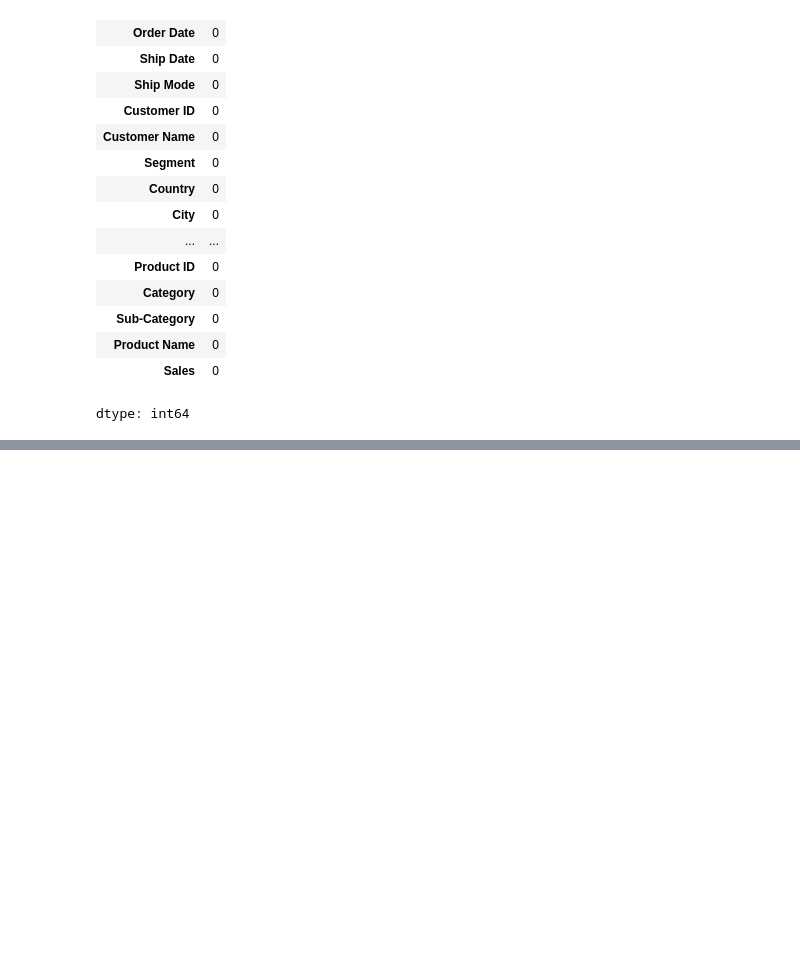
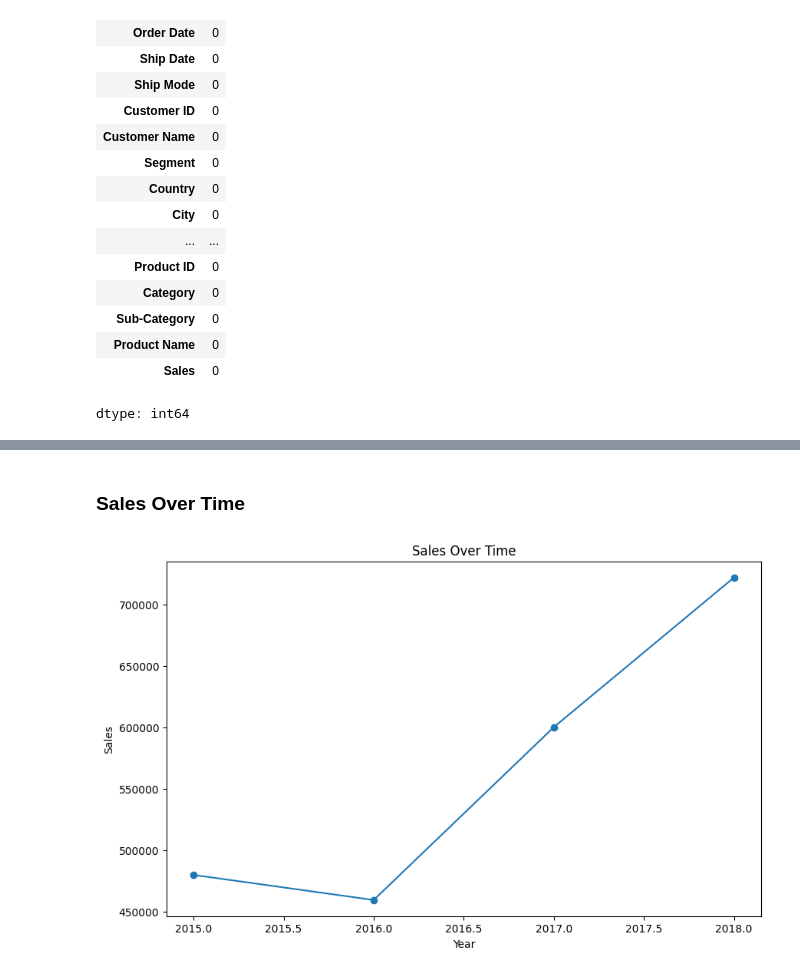
Before and after one commit to ChandanaKukudala/sales-analysis-forecasting, a Jupyter notebook: Sales_Analysis.ipynb, the cells around one changed output, grey strips where cells are left out. Saved outputs shown, nothing was run; the diff lists cells and outputs as text; code cells hidden in the pictures; blank space fills up the shorter version.

Commit message:
EDA Step 1
total sales, yearly trends, and category analysis completed

```diff
--- a/Sales_Analysis.ipynb
+++ b/Sales_Analysis.ipynb
@@ -105,0 +125,21 @@ df.head()
+# %% [markdown]
+### Sales Over Time
+# %%
+import matplotlib.pyplot as plt
+
+# Extract year from the column
+df['Order Date'] = pd.to_datetime(df['Order Date'], format='%d/%m/%Y')
+df['Year'] = df['Order Date'].dt.year
+
+# Group by year
+yearly_sales = df.groupby('Year')['Sales'].sum()
+
+# Plot
+plt.figure(figsize=(10,6))
+yearly_sales.plot(kind='line', marker='o')
+plt.title('Sales Over Time')
+plt.xlabel('Year')
+plt.ylabel('Sales')
+plt.show()
+# %% [output]
+[figure, added]
```
Also changed, not shown: parts of 8 cells of this notebook.
